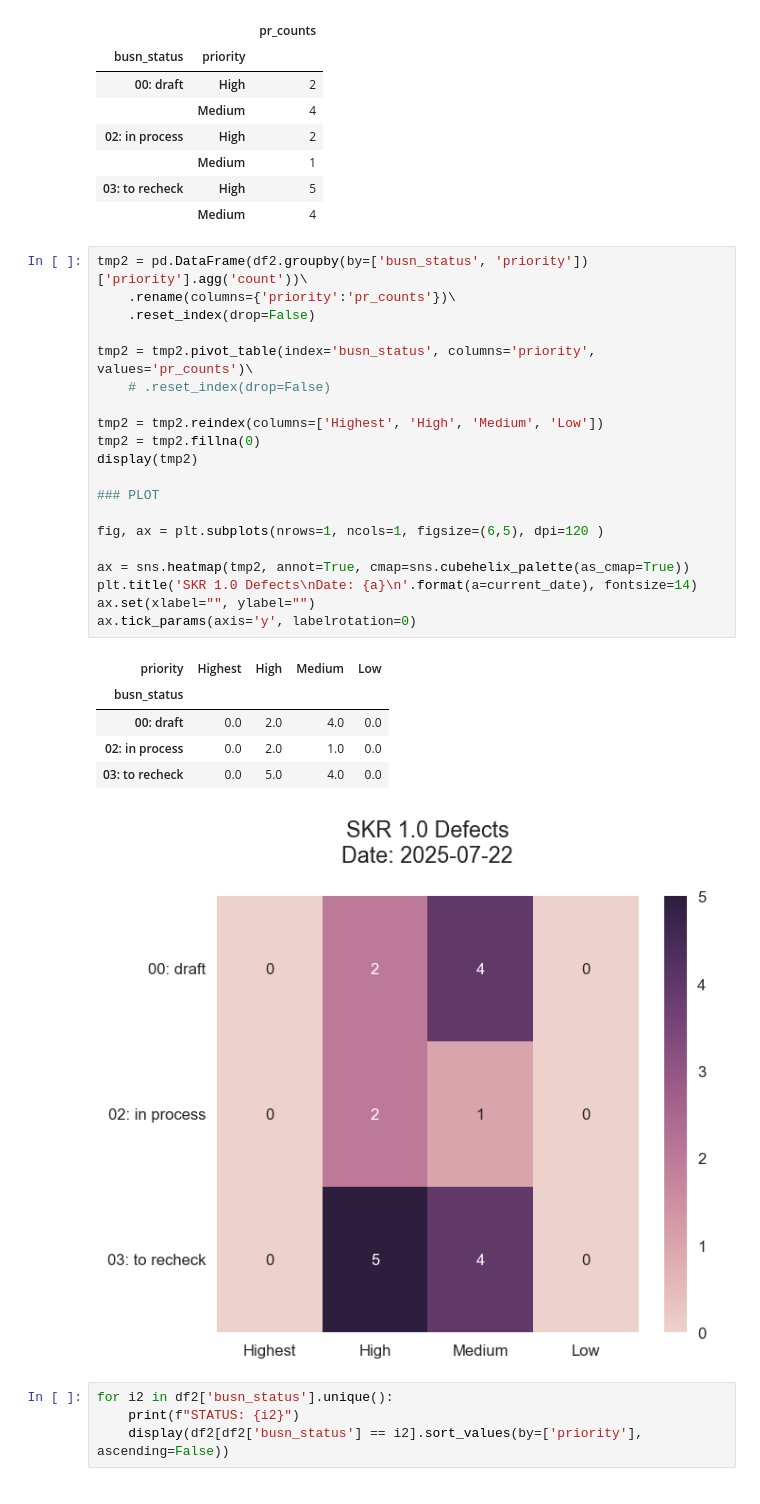
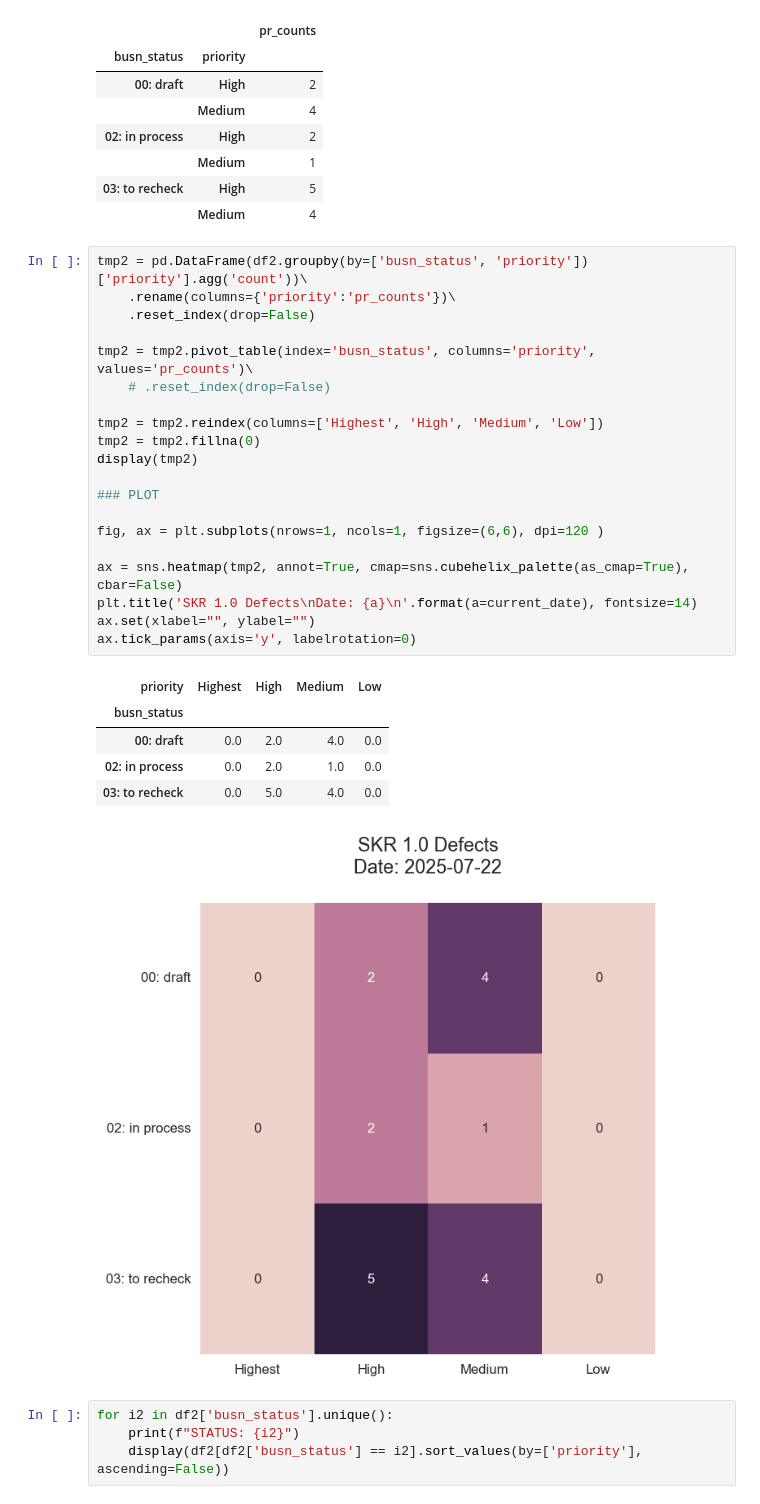
Before and after one commit to HikariJadeEmpire/stat_for_remind, a Jupyter notebook: jira_manage/jira.ipynb, the cells around one changed output. Drawn from its saved outputs; the diff is of its cells as text.

```diff
--- a/jira_manage/jira.ipynb
+++ b/jira_manage/jira.ipynb
@@ -308,30 +308,30 @@ display(status_priority2)
 # %%
 tmp2 = pd.DataFrame(df2.groupby(by=['busn_status', 'priority'])['priority'].agg('count'))\
     .rename(columns={'priority':'pr_counts'})\
     .reset_index(drop=False)
 
 tmp2 = tmp2.pivot_table(index='busn_status', columns='priority', values='pr_counts')\
     # .reset_index(drop=False)
 
 tmp2 = tmp2.reindex(columns=['Highest', 'High', 'Medium', 'Low'])
 tmp2 = tmp2.fillna(0)
 display(tmp2)
 
 ### PLOT
 
-fig, ax = plt.subplots(nrows=1, ncols=1, figsize=(6,5), dpi=120 )
+fig, ax = plt.subplots(nrows=1, ncols=1, figsize=(6,6), dpi=120 )
 
-ax = sns.heatmap(tmp2, annot=True, cmap=sns.cubehelix_palette(as_cmap=True))
+ax = sns.heatmap(tmp2, annot=True, cmap=sns.cubehelix_palette(as_cmap=True), cbar=False)
 plt.title('SKR 1.0 Defects\nDate: {a}\n'.format(a=current_date), fontsize=14)
 ax.set(xlabel="", ylabel="")
 ax.tick_params(axis='y', labelrotation=0)
 # %% [output]
 | priority | Highest | High | Medium | Low |
 | busn_status |  |  |  |  |
 | 00: draft | 0.0 | 2.0 | 4.0 | 0.0 |
 | 02: in process | 0.0 | 2.0 | 1.0 | 0.0 |
 | 03: to recheck | 0.0 | 5.0 | 4.0 | 0.0 |
-[figure, old version]
+[figure, new version]
 # %%
 for i2 in df2['busn_status'].unique():
     print(f"STATUS: {i2}")
```
Also changed, not shown: parts of 1 cell of this notebook.
